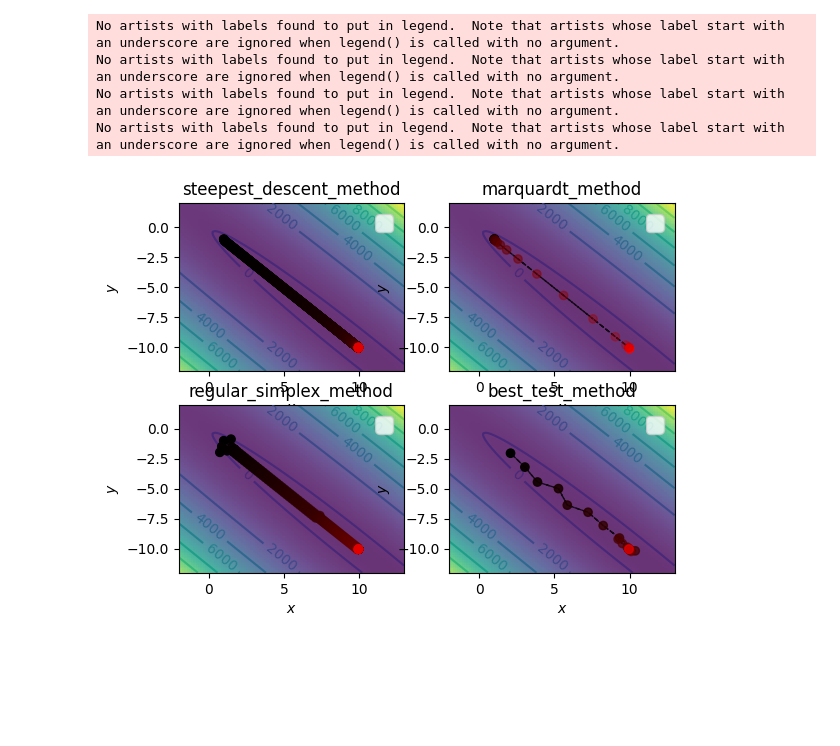
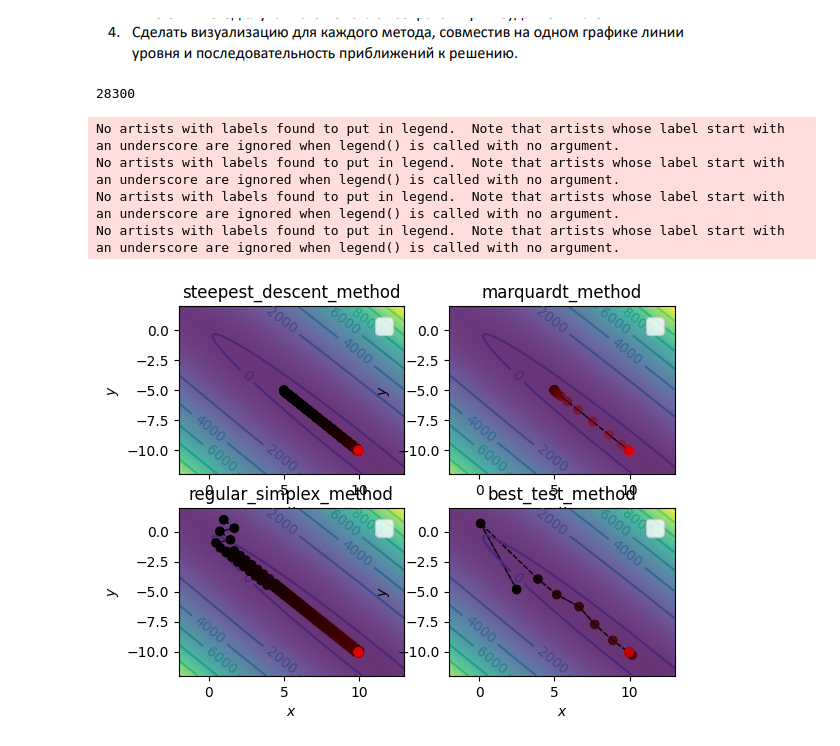
Before and after one commit to WhyNotKo/optimization, a Jupyter notebook: lab2.ipynb, the cells around one changed output. Saved outputs shown, nothing was run; the diff lists cells and outputs as text; code cells hidden in the pictures; blank space fills up the shorter version.

```diff
--- a/lab2.ipynb
+++ b/lab2.ipynb
@@ -91,5 +94,5 @@ def hesse_f(x, inv=False):
     else:
         return np.linalg.inv(hessian)
 # %%
-x0 = np.array([1, -1])
+x0 = np.array([5, -5])
 tol = 1e-5
@@ -267,7 +286,7 @@ def simplex_reduction(simplex, delta):
         simplex[i] = simplex[0] + delta * (simplex[i] - simplex[0])
     return simplex
 # %%
-def regular_simplex_method(func, x, length, eps, delta=0.5,
+def regular_simplex_method(func, x, length, eps, delta=0.86,
                            n=2, max_iter=100_000, callback=None,
                           print_info=False):
 
@@ -339,6 +360,8 @@ def best_test_method(func, x, min_lr, betta=0.3, m=20,
                 return x, k + 1
 
     return x, max_iter
+# %% [markdown]
+![image.png](attachment:2afe94ae-da93-4243-bb77-977887510b85.png)
 # %%
 fig, ax = plt.subplots(2, 2)
 
@@ -354,41 +377,42 @@ ax[0, 0].set_title('steepest_descent_method')
 
 callback = LoggingCallback()
 mx, mk = marquardt_method(f, grad_f, hesse_f, x0, tol, callback=callback)
 plot_convergence_2d(np.vectorize(f, signature="(n)->()"),
                     np.vstack(callback.x_steps),
                     ax=ax[0, 1],
                     xlim=(-2, 13),
                     ylim=(-12, 2),
                    )
 ax[0, 1].set_title('marquardt_method')
 
-
+x0 = np.array([1,1])
 callback = LoggingCallback()
-rsx, rsk = regular_simplex_method(f, x0, 1, tol, callback=callback)
+rsx, rsk = regular_simplex_method(f, x0, 1, tol,delta = 0.55, callback=callback)
 plot_convergence_2d(np.vectorize(f, signature="(n)->()"),
                     np.vstack(callback.x_steps),
                     ax=ax[1, 0],
                     xlim=(-2, 13),
                     ylim=(-12, 2),
                    )
 ax[1, 0].set_title('regular_simplex_method')
 
 callback = LoggingCallback()
-btx, btk = best_test_method(f, x0, tol, lr=5, callback=callback)
+btx, btk = best_test_method(f, x0, tol, lr=6, callback=callback)
 plot_convergence_2d(np.vectorize(f, signature="(n)->()"),
                     np.vstack(callback.x_steps),
                     ax=ax[1, 1],
                     xlim=(-2, 13),
                     ylim=(-12, 2),
                    )
 ax[1, 1].set_title('best_test_method')
 plt.show()
 # %% [output]
-No artists with labels found to put in legend.  Note that artists whose label start with an underscore are ignored when legend() is called with no argument.
-No artists with labels found to put in legend.  Note that artists whose label start with an underscore are ignored when legend() is called with no argument.
-No artists with labels found to put in legend.  Note that artists whose label start with an underscore are ignored when legend() is called with no argument.
-No artists with labels found to put in legend.  Note that artists whose label start with an underscore are ignored when legend() is called with no argument.
+28300
+No artists with labels found to put in legend.  Note that artists whose label start with an underscore are ignored when legend() is called with no argument.
+No artists with labels found to put in legend.  Note that artists whose label start with an underscore are ignored when legend() is called with no argument.
+No artists with labels found to put in legend.  Note that artists whose label start with an underscore are ignored when legend() is called with no argument.
+No artists with labels found to put in legend.  Note that artists whose label start with an underscore are ignored when legend() is called with no argument.
-[figure, old version]
+[figure, new version]
 # %%
 # tol = 1e-5
 results = {
```
Also changed, not shown: parts of 29 cells of this notebook, 1 other file.
